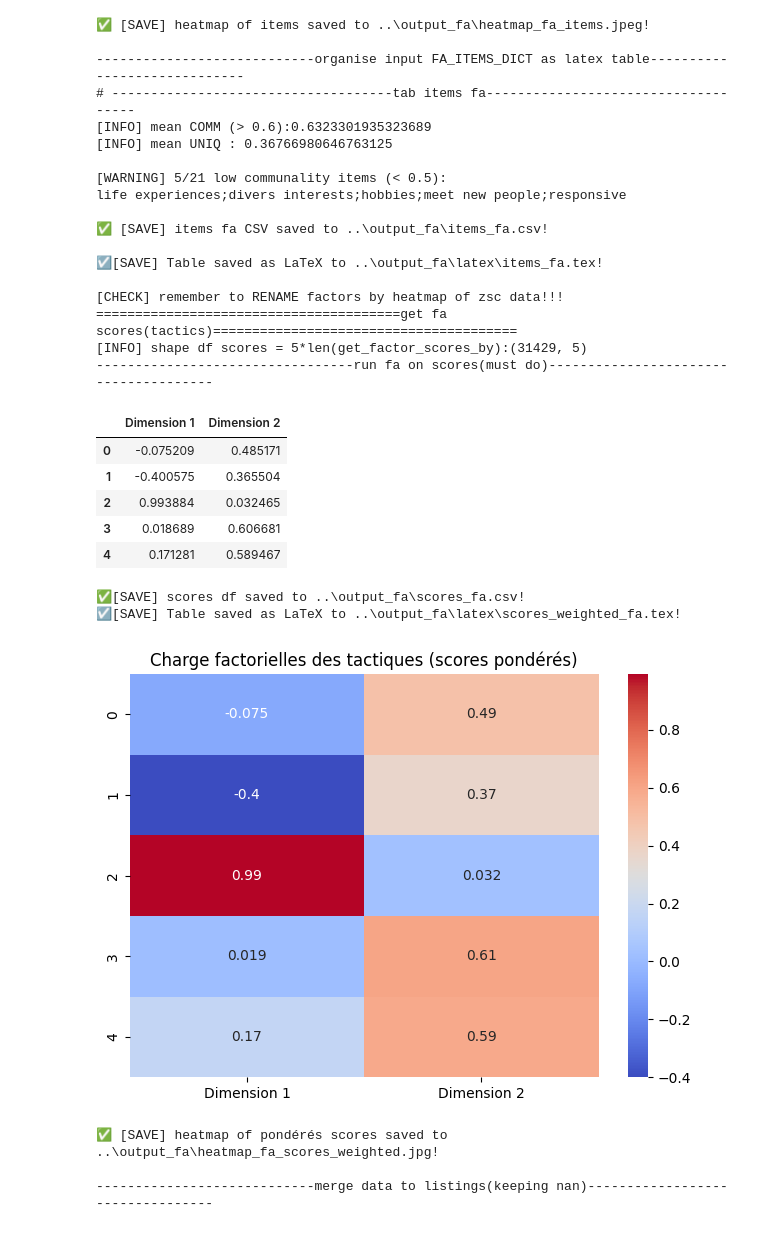
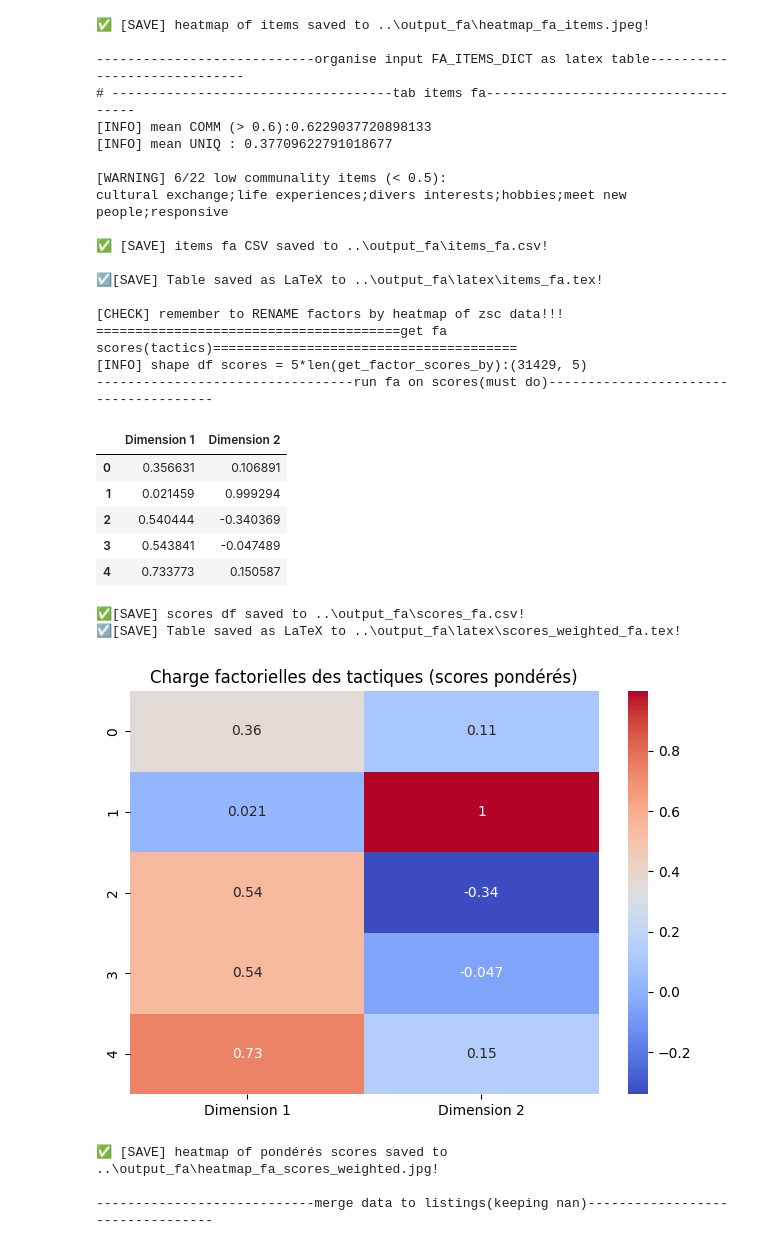
Before and after one commit to yeliu-dh/SelfPresentation_Multimodal_airbnb, a Jupyter notebook: C_stat/test_fa.ipynb, the cells around one changed output. Drawn from its saved outputs; the diff is of its cells as text; code cells hidden in the pictures.

```diff
--- a/C_stat/test_fa.ipynb
+++ b/C_stat/test_fa.ipynb
@@ -21,21 +21,3 @@ DICT_FACTOR_ITEMS={"ouverture":['open to different cultures', 'cosmopolitan','in
                    "sociabilité":['meet new people', 'welcoming', 'friendly', 'sociable', 'interpersonal interaction'],
                    "auto_promotion":['thoughtful service', 'attentive to needs', 'willing to help', 'responsive'],
                    "exemplarité":['fan of Airbnb', 'Airbnb community','love Airbnb', 'travel with Airbnb']}
-# %%
-##V1:
-
-
-LABELS_EN=[
-            'open to different cultures', 'cosmopolitan','international view', 'cultural exchange',
-            'personal life', 'life experiences', 'divers interests', 'hobbies', 'enjoy life',
-            'meet new people', 'welcoming', 'friendly', 'sociable', 'interpersonal interaction',
-            'thoughtful service', 'attentive to needs', 'willing to help', 'responsive',
-            'fan of Airbnb', 'Airbnb community','love Airbnb', 'travel with Airbnb'
-        ]
-
-
-DICT_FACTOR_ITEMS={"ouverture":['open to different cultures', 'cosmopolitan','international view','cultural exchange'],
-                   "authenticité":['personal life', 'life experiences', 'divers interests', 'hobbies', 'enjoy life'],
-                   "sociabilité":['meet new people', 'welcoming', 'friendly', 'sociable', 'interpersonal interaction'],
-                   "auto_promotion":['thoughtful service', 'attentive to needs', 'willing to help', 'responsive'],
-                   "exemplarité":['fan of Airbnb', 'Airbnb community','love Airbnb', 'travel with Airbnb']}
@@ -44,7 +362,7 @@ importlib.reload(fa)
 from utils.fa import run_fa
 
 
-PATH_DF_ITEMS="../data_processed\listings_paris2406_items.csv"
+PATH_DF_ITEMS="../data_processed\listings_paris2406_items_modernbert.csv"
 OUTPUT_FOLDER=Path("../output_fa")
 OUTPUT_FOLDER_DATA=Path("../data_processed")
 
@@ -81,30 +399,30 @@ df with fa scores saved to '..\data_processed' !
 ✅ [SAVE] heatmap of items saved to ..\output_fa\heatmap_fa_items.jpeg!
 
 ----------------------------organise input FA_ITEMS_DICT as latex table-----------------------------
 # ------------------------------------tab items fa------------------------------------
-[INFO] mean COMM (> 0.6):0.6323301935323689
-[INFO] mean UNIQ : 0.36766980646763125
+[INFO] mean COMM (> 0.6):0.6229037720898133
+[INFO] mean UNIQ : 0.37709622791018677
 
-[WARNING] 5/21 low communality items (< 0.5):
-life experiences;divers interests;hobbies;meet new people;responsive
+[WARNING] 6/22 low communality items (< 0.5):
+cultural exchange;life experiences;divers interests;hobbies;meet new people;responsive
 
 ✅ [SAVE] items fa CSV saved to ..\output_fa\items_fa.csv!
 
 ☑️[SAVE] Table saved as LaTeX to ..\output_fa\latex\items_fa.tex!
 
 [CHECK] remember to RENAME factors by heatmap of zsc data!!!
 =======================================get fa scores(tactics)=======================================
 [INFO] shape df scores = 5*len(get_factor_scores_by):(31429, 5)
 ---------------------------------run fa on scores(must do)--------------------------------------
 |  | Dimension 1 | Dimension 2 |
-| 0 | -0.075209 | 0.485171 |
-| 1 | -0.400575 | 0.365504 |
-| 2 | 0.993884 | 0.032465 |
-| 3 | 0.018689 | 0.606681 |
-| 4 | 0.171281 | 0.589467 |
+| 0 | 0.356631 | 0.106891 |
+| 1 | 0.021459 | 0.999294 |
+| 2 | 0.540444 | -0.340369 |
+| 3 | 0.543841 | -0.047489 |
+| 4 | 0.733773 | 0.150587 |
 ✅[SAVE] scores df saved to ..\output_fa\scores_fa.csv!
 ☑️[SAVE] Table saved as LaTeX to ..\output_fa\latex\scores_weighted_fa.tex!
-[figure, old version]
+[figure, new version]
 ✅ [SAVE] heatmap of pondérés scores saved to ..\output_fa\heatmap_fa_scores_weighted.jpg!
 
 ----------------------------merge data to listings(keeping nan)---------------------------------
```
Also changed, not shown: parts of 13 cells of this notebook, 7 other files.
